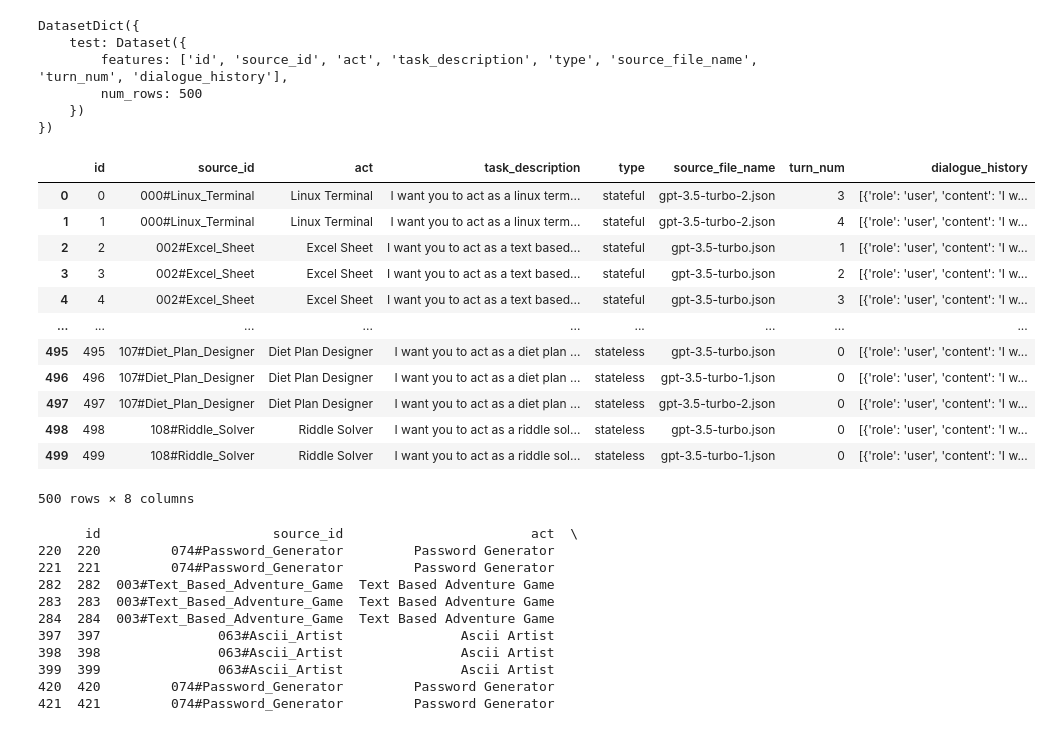
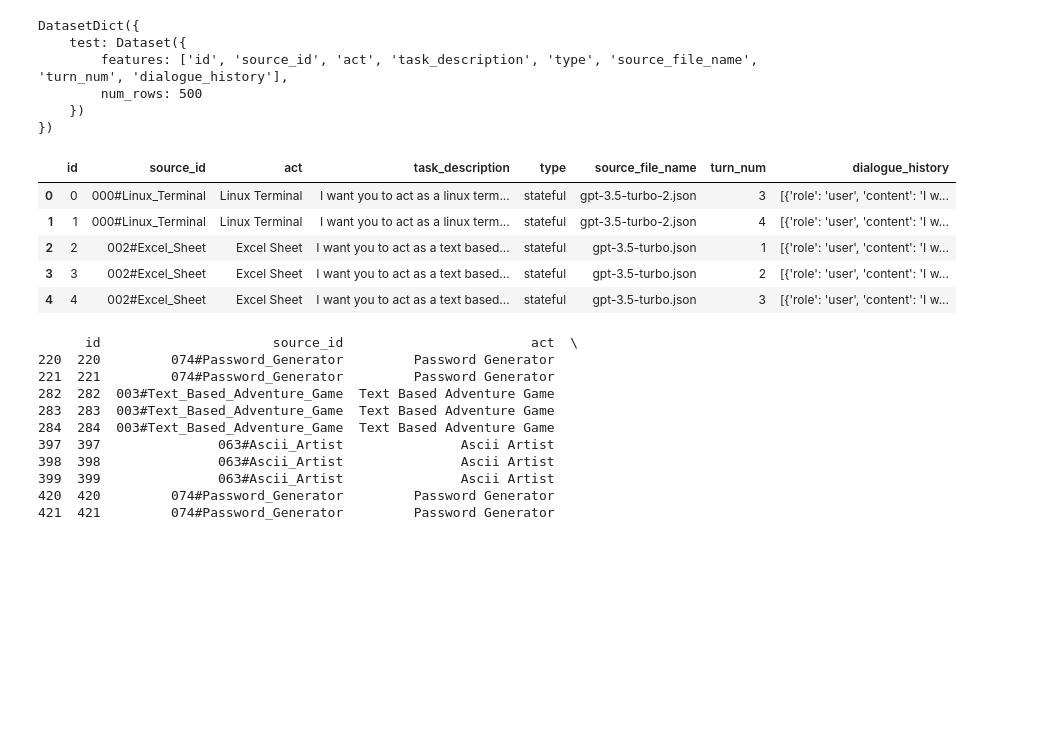
Before and after one commit to MrSimple07/RuSimulBench, a Jupyter notebook: simulbench-1.ipynb, the cells around one changed output. Drawn from its saved outputs; the diff is of its cells as text; code cells hidden in the pictures; blank space fills up the shorter version.

```diff
--- a/simulbench-1.ipynb
+++ b/simulbench-1.ipynb
@@ -50,21 +51,14 @@ import pandas as pd
 
 df2 = pd.DataFrame(ds['test'])
 # %%
-df2
+df2.head()
 # %% [output]
 |  | id | source_id | act | task_description | type | source_file_name | turn_num | dialogue_history |
 | 0 | 0 | 000#Linux_Terminal | Linux Terminal | I want you to act as a linux term... | stateful | gpt-3.5-turbo-2.json | 3 | [{'role': 'user', 'content': 'I w... |
 | 1 | 1 | 000#Linux_Terminal | Linux Terminal | I want you to act as a linux term... | stateful | gpt-3.5-turbo-2.json | 4 | [{'role': 'user', 'content': 'I w... |
 | 2 | 2 | 002#Excel_Sheet | Excel Sheet | I want you to act as a text based... | stateful | gpt-3.5-turbo.json | 1 | [{'role': 'user', 'content': 'I w... |
 | 3 | 3 | 002#Excel_Sheet | Excel Sheet | I want you to act as a text based... | stateful | gpt-3.5-turbo.json | 2 | [{'role': 'user', 'content': 'I w... |
 | 4 | 4 | 002#Excel_Sheet | Excel Sheet | I want you to act as a text based... | stateful | gpt-3.5-turbo.json | 3 | [{'role': 'user', 'content': 'I w... |
-| ... | ... | ... | ... | ... | ... | ... | ... | ... |
-| 495 | 495 | 107#Diet_Plan_Designer | Diet Plan Designer | I want you to act as a diet plan ... | stateless | gpt-3.5-turbo.json | 0 | [{'role': 'user', 'content': 'I w... |
-| 496 | 496 | 107#Diet_Plan_Designer | Diet Plan Designer | I want you to act as a diet plan ... | stateless | gpt-3.5-turbo-1.json | 0 | [{'role': 'user', 'content': 'I w... |
-| 497 | 497 | 107#Diet_Plan_Designer | Diet Plan Designer | I want you to act as a diet plan ... | stateless | gpt-3.5-turbo-2.json | 0 | [{'role': 'user', 'content': 'I w... |
-| 498 | 498 | 108#Riddle_Solver | Riddle Solver | I want you to act as a riddle sol... | stateless | gpt-3.5-turbo.json | 0 | [{'role': 'user', 'content': 'I w... |
-| 499 | 499 | 108#Riddle_Solver | Riddle Solver | I want you to act as a riddle sol... | stateless | gpt-3.5-turbo-1.json | 0 | [{'role': 'user', 'content': 'I w... |
-500 rows × 8 columns
 # %%
 import pandas as pd
 
```
Also changed, not shown: parts of 10 cells of this notebook.
